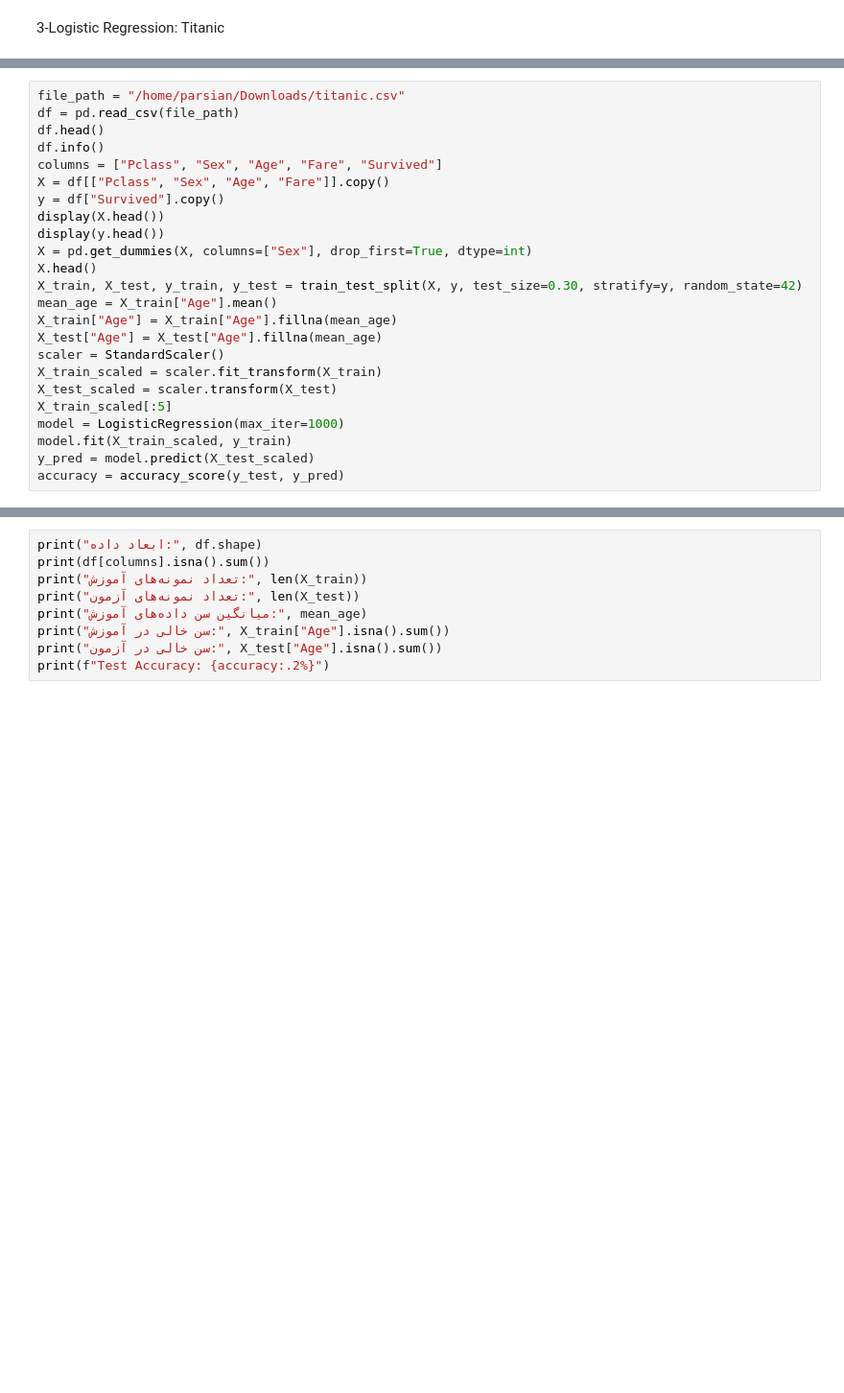
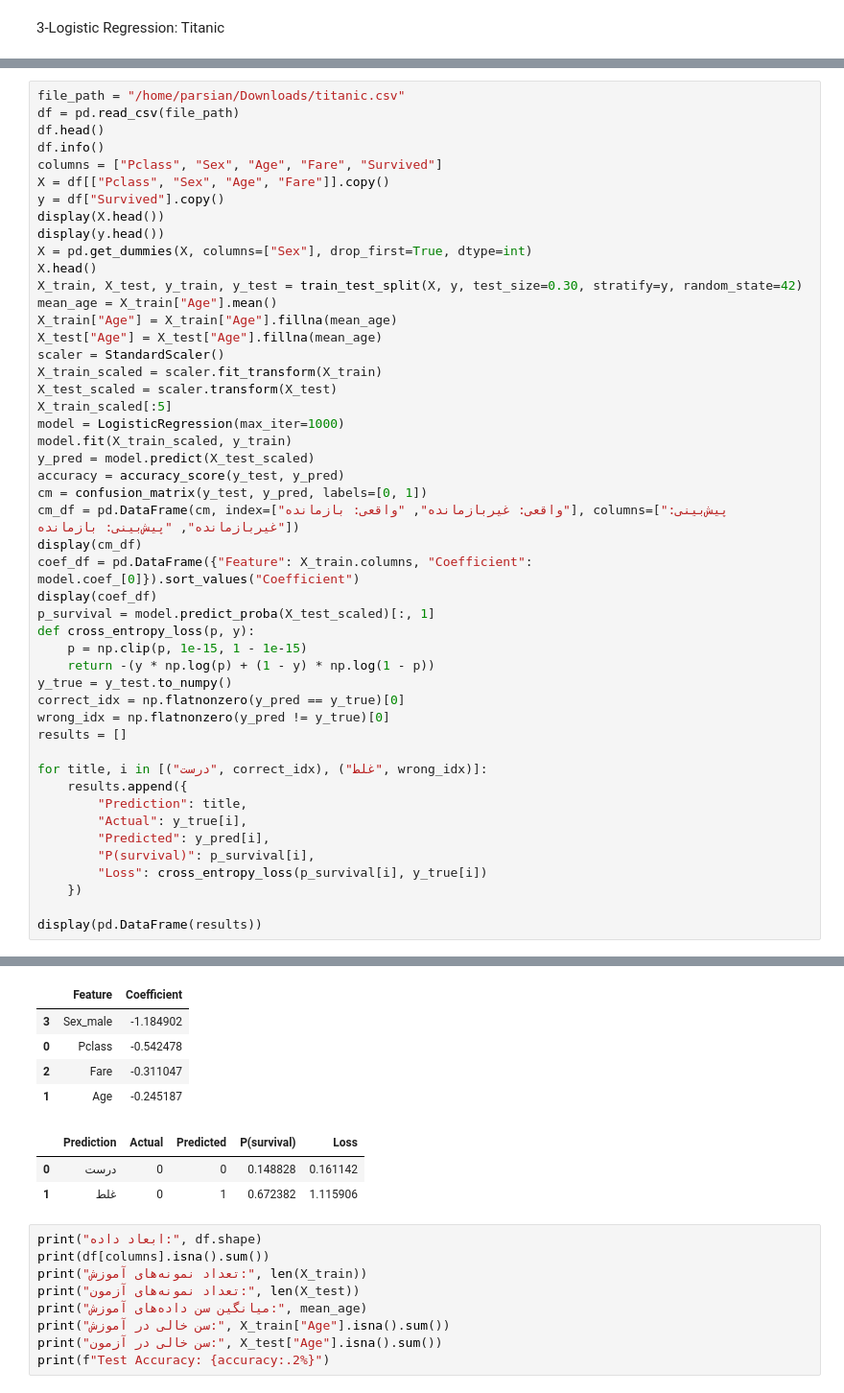
Before and after one commit to setareh3607-bot/projects, a Jupyter notebook: HW/HW6.ipynb, the cells around one changed output, grey strips where cells are left out. Shown at 96% size. Saved outputs shown, nothing was run; the diff lists cells and outputs as text; blank space fills up the shorter version.

```diff
--- a/HW/HW6.ipynb
+++ b/HW/HW6.ipynb
@@ -161,6 +163,30 @@ model = LogisticRegression(max_iter=1000)
 model.fit(X_train_scaled, y_train)
 y_pred = model.predict(X_test_scaled)
 accuracy = accuracy_score(y_test, y_pred)
+cm = confusion_matrix(y_test, y_pred, labels=[0, 1])
+cm_df = pd.DataFrame(cm, index=["واقعی: غیربازمانده", "واقعی: بازمانده"], columns=["پیش‌بینی: غیربازمانده", "پیش‌بینی: بازمانده"])
+display(cm_df)
+coef_df = pd.DataFrame({"Feature": X_train.columns, "Coefficient": model.coef_[0]}).sort_values("Coefficient")
+display(coef_df)
+p_survival = model.predict_proba(X_test_scaled)[:, 1]
+def cross_entropy_loss(p, y):
+    p = np.clip(p, 1e-15, 1 - 1e-15)
+    return -(y * np.log(p) + (1 - y) * np.log(1 - p))
+y_true = y_test.to_numpy()
+correct_idx = np.flatnonzero(y_pred == y_true)[0]
+wrong_idx = np.flatnonzero(y_pred != y_true)[0]
+results = []
+
+for title, i in [("درست", correct_idx), ("غلط", wrong_idx)]:
+    results.append({
+        "Prediction": title,
+        "Actual": y_true[i],
+        "Predicted": y_pred[i],
+        "P(survival)": p_survival[i],
+        "Loss": cross_entropy_loss(p_survival[i], y_true[i])
+    })
+
+display(pd.DataFrame(results))
 # %% [output]
 <class 'pandas.DataFrame'>
 RangeIndex: 156 entries, 0 to 155
@@ -197,3 +226,11 @@ Name: Survived, dtype: int64
+|  | Feature | Coefficient |
+| 3 | Sex_male | -1.184902 |
+| 0 | Pclass | -0.542478 |
+| 2 | Fare | -0.311047 |
+| 1 | Age | -0.245187 |
+|  | Prediction | Actual | Predicted | P(survival) | Loss |
+| 0 | درست | 0 | 0 | 0.148828 | 0.161142 |
+| 1 | غلط | 0 | 1 | 0.672382 | 1.115906 |
 # %%
 print("ابعاد داده:", df.shape)
 print(df[columns].isna().sum())
```
Also changed, not shown: parts of 2 cells of this notebook.
